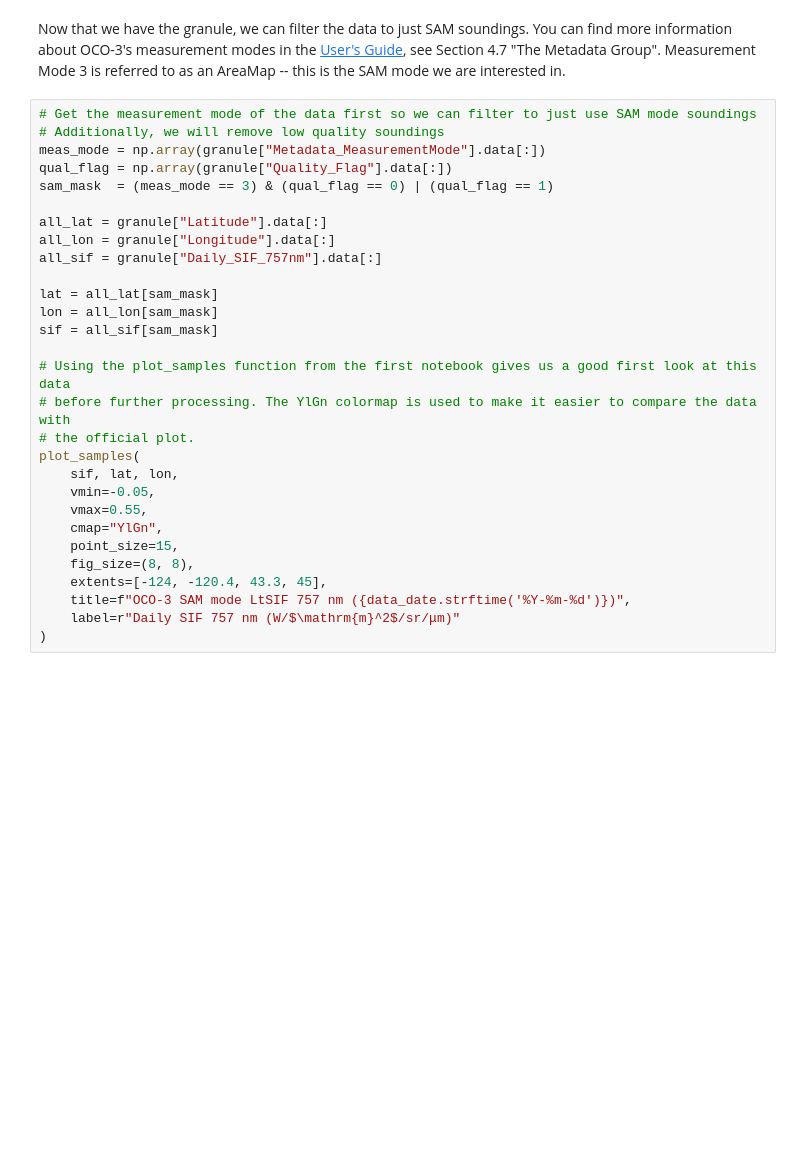
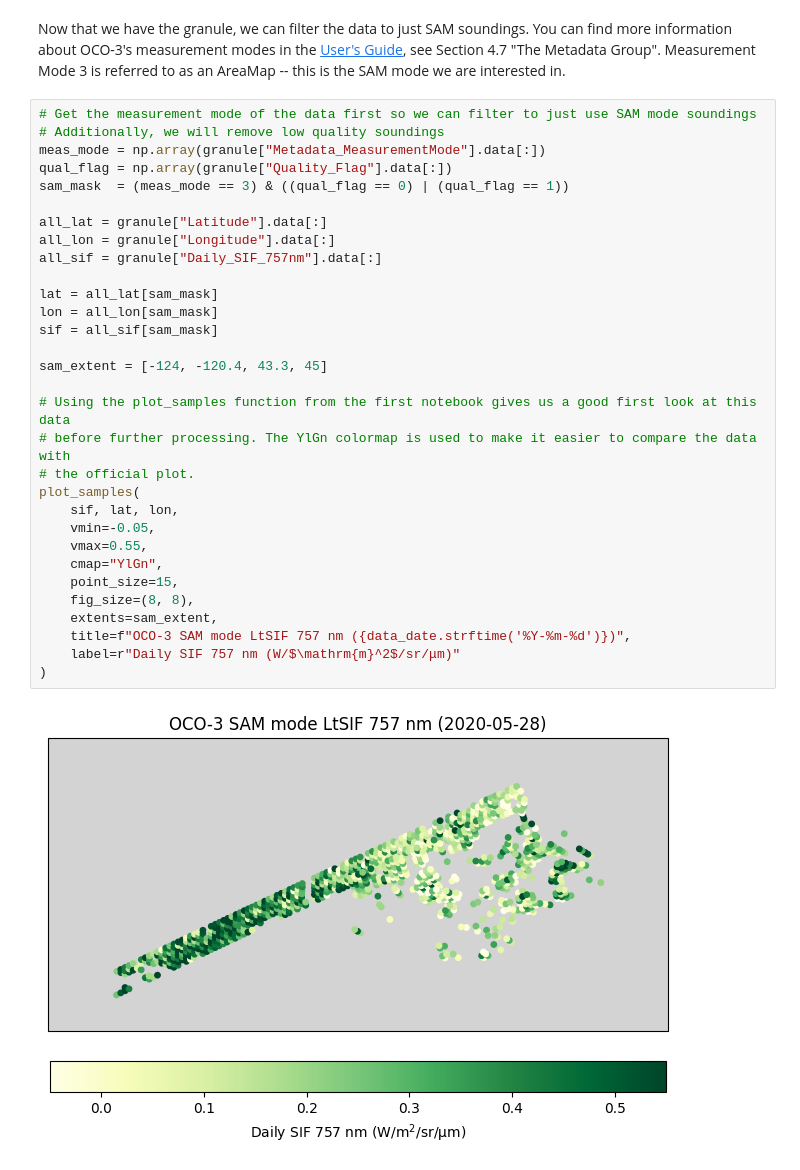
Before and after one commit to jackiryan/SIF-ARSET, a Jupyter notebook: notebooks/oco3_sam.ipynb, the cells around one changed output. Cells and saved outputs as stored; diff of their text form; blank space fills up the shorter version.

Commit message:
Added code block for refining SAM mode plot, still needs proper footprints

```diff
--- a/notebooks/oco3_sam.ipynb
+++ b/notebooks/oco3_sam.ipynb
@@ -39,32 +44,36 @@ Now that we have the granule, we can filter the data to just SAM soundings. You
 # %%
 # Get the measurement mode of the data first so we can filter to just use SAM mode soundings
 # Additionally, we will remove low quality soundings
 meas_mode = np.array(granule["Metadata_MeasurementMode"].data[:])
 qual_flag = np.array(granule["Quality_Flag"].data[:])
-sam_mask  = (meas_mode == 3) & (qual_flag == 0) | (qual_flag == 1)
+sam_mask  = (meas_mode == 3) & ((qual_flag == 0) | (qual_flag == 1))
 
 all_lat = granule["Latitude"].data[:]
 all_lon = granule["Longitude"].data[:]
 all_sif = granule["Daily_SIF_757nm"].data[:]
 
 lat = all_lat[sam_mask]
 lon = all_lon[sam_mask]
 sif = all_sif[sam_mask]
+
+sam_extent = [-124, -120.4, 43.3, 45]
 
 # Using the plot_samples function from the first notebook gives us a good first look at this data
 # before further processing. The YlGn colormap is used to make it easier to compare the data with
 # the official plot.
 plot_samples(
     sif, lat, lon,
     vmin=-0.05,
     vmax=0.55,
     cmap="YlGn",
     point_size=15,
     fig_size=(8, 8),
-    extents=[-124, -120.4, 43.3, 45],
+    extents=sam_extent,
     title=f"OCO-3 SAM mode LtSIF 757 nm ({data_date.strftime('%Y-%m-%d')})",
     label=r"Daily SIF 757 nm (W/$\mathrm{m}^2$/sr/μm)"
 )
+# %% [output]
+[figure, added]
 # %% [markdown]
 ### Comparison with official plot
 If you've been following along on the OCO-3 website, you may have noticed that the science team provides pre-made plots of a variety of measurements for each SAM acquisition. Let's take a look at one of these plots for the OCO-3 LtSIF 757nm variable:
```
Also changed, not shown: parts of 2 cells of this notebook, 2 other files.
